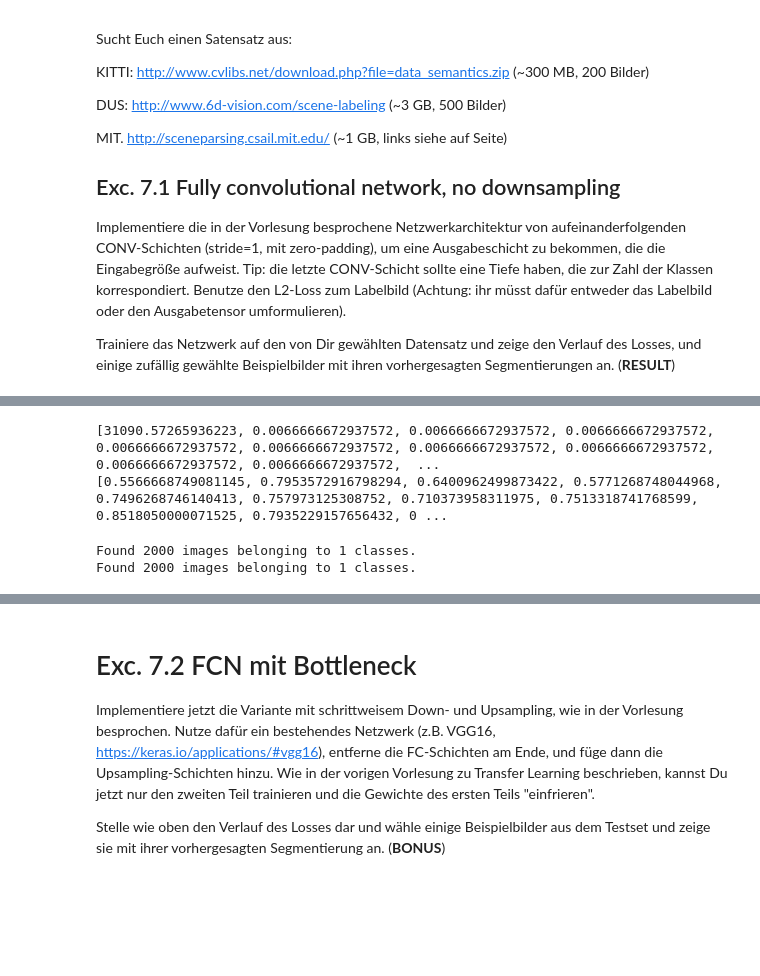
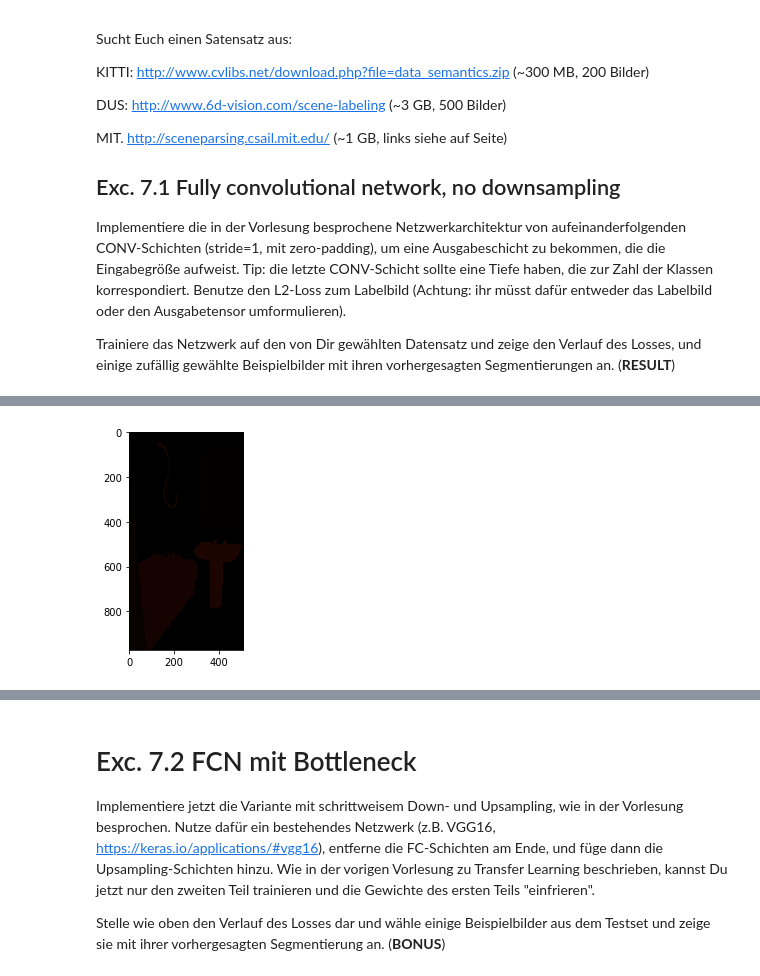
Before and after one commit to YJ14/Computer-Vision-2018, a Jupyter notebook: 07_SemanticSegmentation-v2.ipynb, the cells around one changed output, grey strips where cells are left out. Drawn from its saved outputs; the diff is of its cells as text; code cells hidden in the pictures; blank space fills up the shorter version.

```diff
--- a/07_SemanticSegmentation-v2.ipynb
+++ b/07_SemanticSegmentation-v2.ipynb
@@ -158,7 +201,12 @@ _________________________________________________________________
 # %%
 def gen(train_image_path, train_label_path, img_size):
     offset = 0
+
+    #train_imgs = []
+    #labels = []
+
     while True:
+        #for i in range(0,32):
         train_batch = loadImageBatch(train_image_path, offset, 1, img_size)
         label_batch = preprocessBatch(loadImageBatch(train_label_path, offset, 1, img_size))
         offset += 1
@@ -172,9 +220,13 @@ def gen(train_image_path, train_label_path, img_size):
             print("Detected wrong shape!")
             continue
 
-        yield(train_batch, label_batch)
+        #train_imgs.append(train_batch)
+        #labels.append(label_batch)
+
+        yield(np.array(train_batch), np.array(label_batch))
 
 
 train2_generator = gen(train_image_path, train_label_path, img_size)
+abc = train2_generator.__next__()
 # about 20.210 images
 # %%
@@ -186,7 +255,4 @@ Epoch 2/20
 # %%
-print(a.history["loss"])
-print(a.history["acc"])
+# print(a.history["loss"])
+# print(a.history["acc"])
-# %% [output]
-[31090.57265936223, 0.0066666672937572, 0.0066666672937572, 0.0066666672937572, 0.0066666672937572, 0.0066666672937572, 0.0066666672937572, 0.0066666672937572, 0.0066666672937572, 0.0066666672937572,  ...
-[0.5566668749081145, 0.7953572916798294, 0.6400962499873422, 0.5771268748044968, 0.7496268746140413, 0.757973125308752, 0.710373958311975, 0.7513318741768599, 0.8518050000071525, 0.7935229157656432, 0 ...
 # %%
@@ -195,21 +261,13 @@ model.save_weights('models/ss-cg-weights-81.h5')
 #model.load_weights('models/ss-cg-weights-56.h5')
-# %%
-test_image_path = os.path.join("semantic_segmentation_2", "images", "validation")
-test_label_path = os.path.join("semantic_segmentation_2", "annotations", "validation")
-
-testImg = image_generator.flow_from_directory(test_image_path,
-                                        class_mode=None,
-                                        batch_size=1,
-                                        target_size=img_size,
-                                        seed=1)
-
-testLbl = image_generator.flow_from_directory(test_label_path,
-                                        class_mode=None,
-                                        batch_size=1,
-                                        target_size=img_size,
-                                        seed=1)
-
-# test = map(testImg, testLbl)
-# %% [output]
-Found 2000 images belonging to 1 classes.
-Found 2000 images belonging to 1 classes.
+# %%
+test_image_path = os.path.join("semantic_segmentation_2", "images", "validation", "validation")
+test_label_path = os.path.join("semantic_segmentation_2", "annotations", "validation", "validation")
+
+
+label = io.imread("D:/Users/H3ADLESS/Workspace/PycharmProjects/cv2018/semantic_segmentation_2/annotations/training/training/ADE_train_00000006.png")
+plt.imshow(label)
+
+
+test_generator = gen(test_image_path, test_label_path, img_size)
+# %% [output]
+[figure, added]
```
Also changed, not shown: parts of 12 cells of this notebook.
